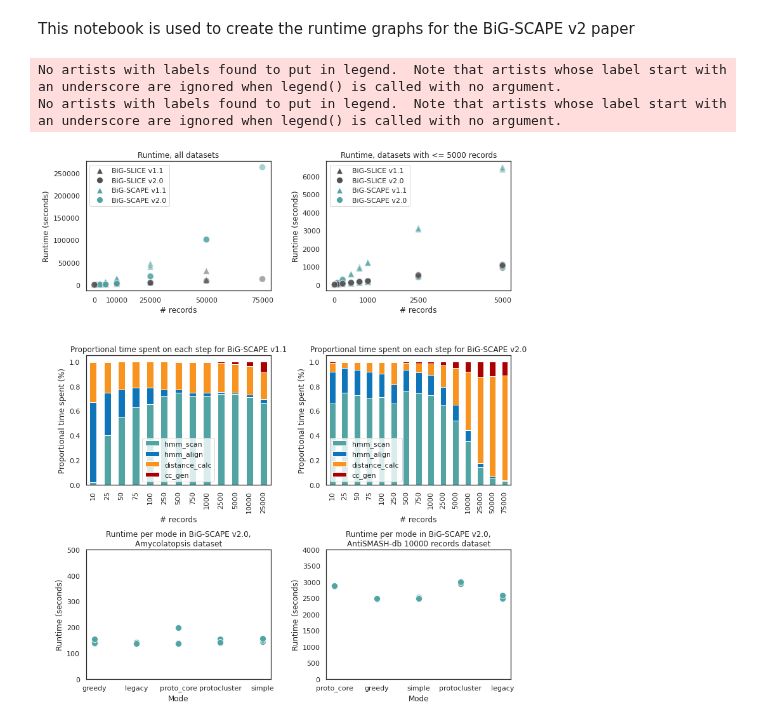
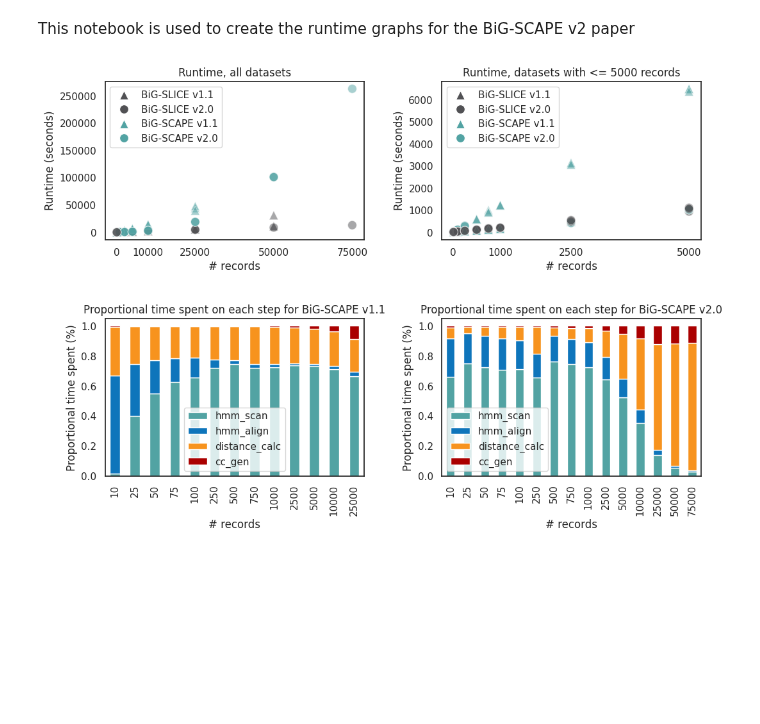
Before and after one commit to adraismawur/bigscape-v2-notebooks, a Jupyter notebook: runtimes.ipynb, the cells around one changed output. Cells and saved outputs as stored; diff of their text form; code cells hidden in the pictures; blank space fills up the shorter version.

Commit message:
split graphs, better labels

```diff
--- a/runtimes.ipynb
+++ b/runtimes.ipynb
@@ -100,7 +104,7 @@ bigscape_v2_avg_prop = bigscape_v2_matrix_avg.div(bigscape_v2_matrix_sum, axis=0
 # %%
 # collate into one image
 
-fig, axes = plt.subplots(3, 2, figsize=(12, 15))
+fig, axes = plt.subplots(2, 2, figsize=(12, 8))
 ax = fig.gca()
 a = ax.scatter([0],[0], marker='^')
 b = ax.scatter([0],[0], marker='o')
@@ -202,67 +206,34 @@ axes[1, 0].set_title("Proportional time spent on each step for BiG-SCAPE v1.1")
 # x axis options
 axes[1, 0].set_xlabel("# records")
 
 # y axis options
 axes[1, 0].set_ylabel("Proportional time spent (%)")
 
 ## d) proportional time spent on each step for v2
 # generate plot
 v2_prop_time_colors = [
     COLORS["bigscape_blue"],
     COLORS["dark_blue"],
     COLORS["orange_i_found_on_bigscape_image"],
     COLORS["antismash_red"],
 ]
 bigscape_v2_avg_prop.plot(ax=axes[1, 1], kind='bar', stacked=True, color=v2_prop_time_colors)
 
 # title
 axes[1, 1].set_title("Proportional time spent on each step for BiG-SCAPE v2.0")
 
 # x axis options
 axes[1, 1].set_xlabel("# records")
 
 # y axis options
 axes[1, 1].set_ylabel("Proportional time spent (%)")
 
 
-### runtime per mode
-sns.scatterplot(
-    ax=axes[2, 0],
-    data=mode_totals,
-    x=mode_totals.index,
-    y="total",
-    s=100,
-    color=COLORS["bigscape_blue"]
-)
-axes[2, 0].set_title("Runtime per mode in BiG-SCAPE v2.0,\nAmycolatopsis dataset")
-axes[2, 0].set_xlabel("Mode")
-axes[2, 0].set_ylabel("Runtime (seconds)")
-axes[2, 0].set_ylim(0, 500)
-axes[2, 0].legend().remove()
-
-# increase margins
-plt.subplots_adjust(hspace=0.4)
-plt.subplots_adjust(wspace=0.3)
-
-### runtime per mode, 10k dataset
-sns.scatterplot(
-    ax=axes[2, 1],
-    data=mode_10k_totals,
-    x=mode_10k_totals.index,
-    y="total",
-    s=100,
-    color=COLORS["bigscape_blue"]
-)
-axes[2, 1].set_title("Runtime per mode in BiG-SCAPE v2.0,\nAntiSMASH-db 10000 records dataset")
-axes[2, 1].set_xlabel("Mode")
-axes[2, 1].set_ylabel("Runtime (seconds)")
-axes[2, 1].set_ylim(0, 4000)
-axes[2, 1].legend().remove()
-
 # increase margins
 plt.subplots_adjust(hspace=0.5)
 plt.subplots_adjust(wspace=0.3)
+
+# save as svg
+fig.savefig("bigscape_bigslice_runtimes.svg")
 # %% [output]
-No artists with labels found to put in legend.  Note that artists whose label start with an underscore are ignored when legend() is called with no argument.
-No artists with labels found to put in legend.  Note that artists whose label start with an underscore are ignored when legend() is called with no argument.
-[figure, old version]
+[figure, new version]
```
Also changed, not shown: parts of 3 cells of this notebook.
